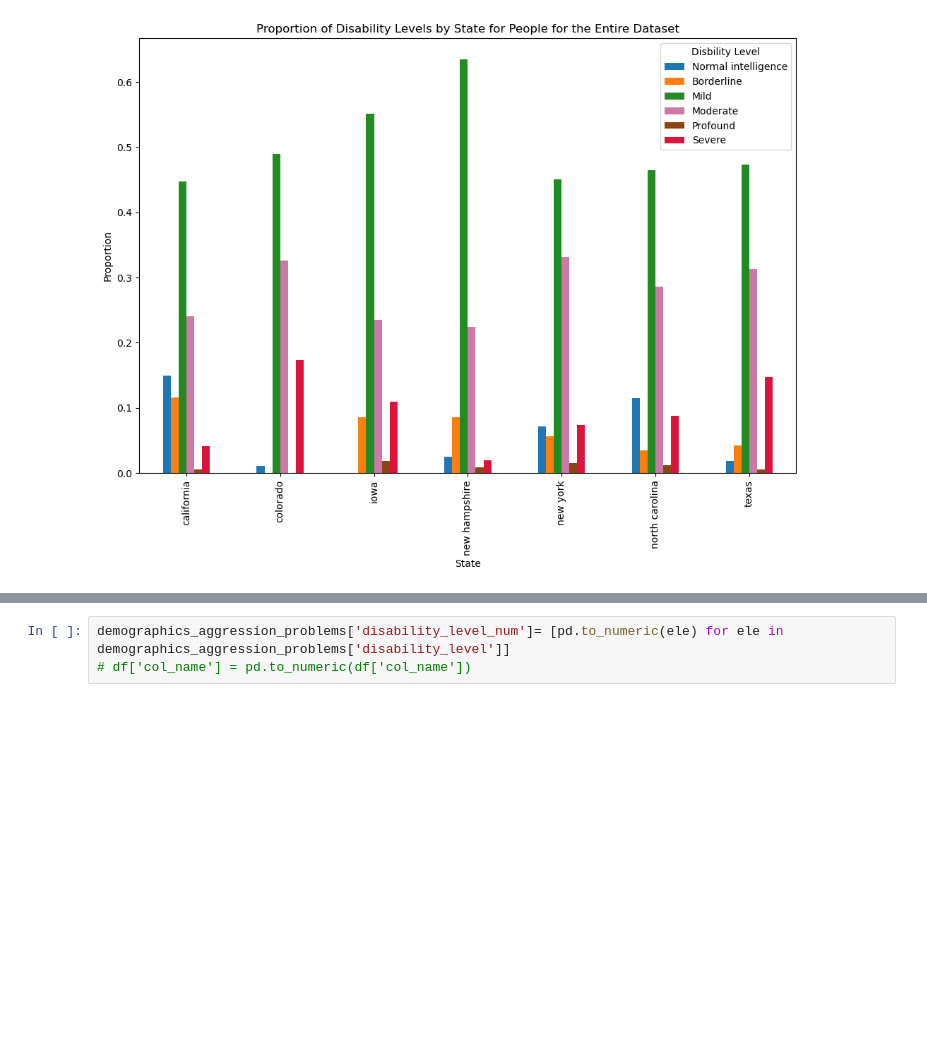
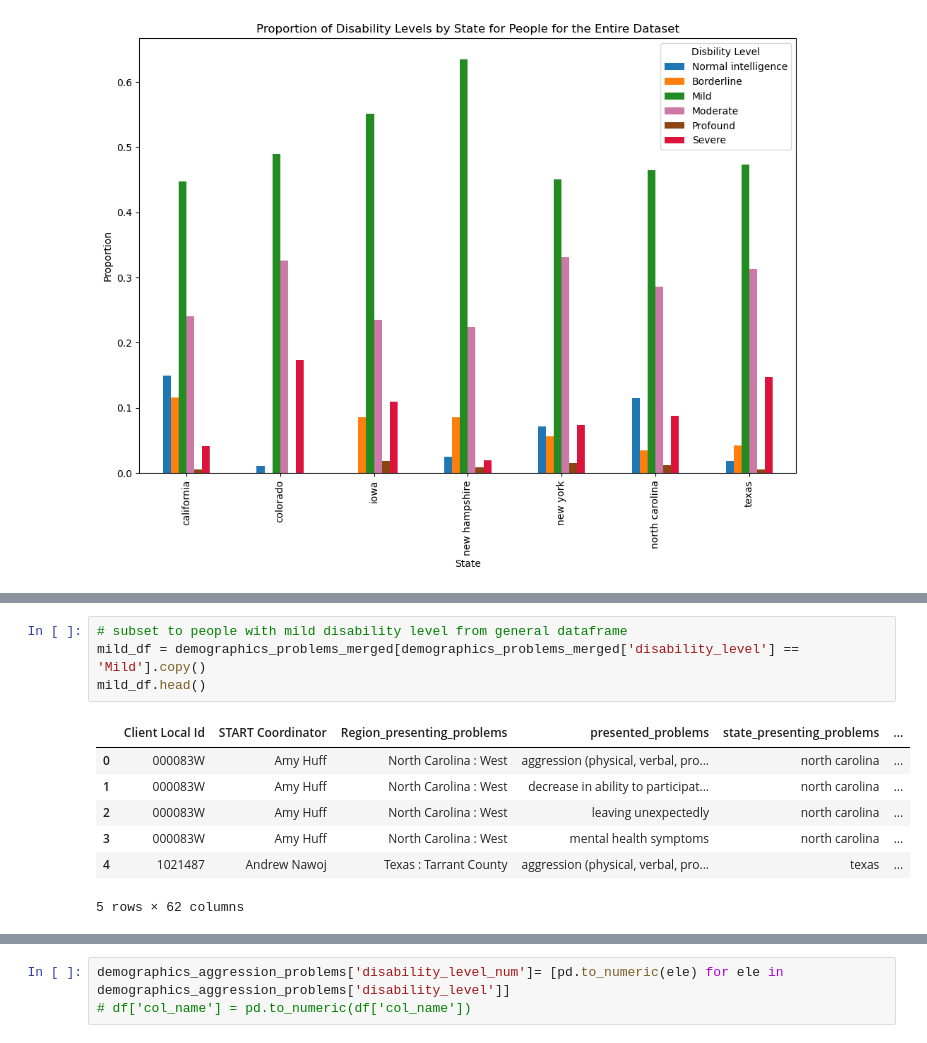
Before and after one commit to aimenabdulaziz/qss_final_project, a Jupyter notebook: code/01_data_cleaning_and_merging.ipynb, the cells around one changed output, grey strips where cells are left out. Cells and saved outputs as stored; diff of their text form; blank space fills up the shorter version.

```diff
--- a/code/01_data_cleaning_and_merging.ipynb
+++ b/code/01_data_cleaning_and_merging.ipynb
@@ -580,0 +601,12 @@ Text(0.5, 1.0, 'Proportion of Disability Levels by State for People for the Enti
+# %%
+# subset to people with mild disability level from general dataframe
+mild_df = demographics_problems_merged[demographics_problems_merged['disability_level'] == 'Mild'].copy()
+mild_df.head()
+# %% [output]
+|  | Client Local Id | START Coordinator | Region_presenting_problems | presented_problems | state_presenting_problems | ... |
+| 0 | 000083W | Amy Huff | North Carolina : West | aggression (physical, verbal, pro... | north carolina | ... |
+| 1 | 000083W | Amy Huff | North Carolina : West | decrease in ability to participat... | north carolina | ... |
+| 2 | 000083W | Amy Huff | North Carolina : West | leaving unexpectedly | north carolina | ... |
+| 3 | 000083W | Amy Huff | North Carolina : West | mental health symptoms | north carolina | ... |
+| 4 | 1021487 | Andrew Nawoj | Texas : Tarrant County | aggression (physical, verbal, pro... | texas | ... |
+5 rows × 62 columns
```
Also changed, not shown: parts of 6 cells of this notebook.
